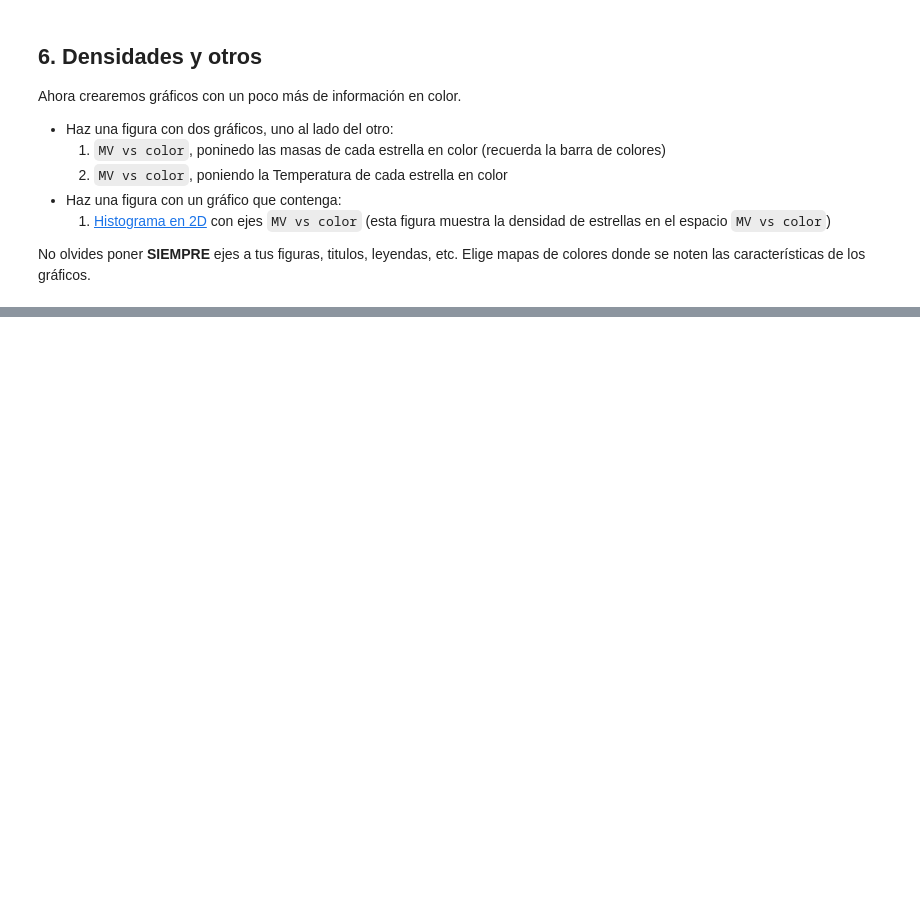
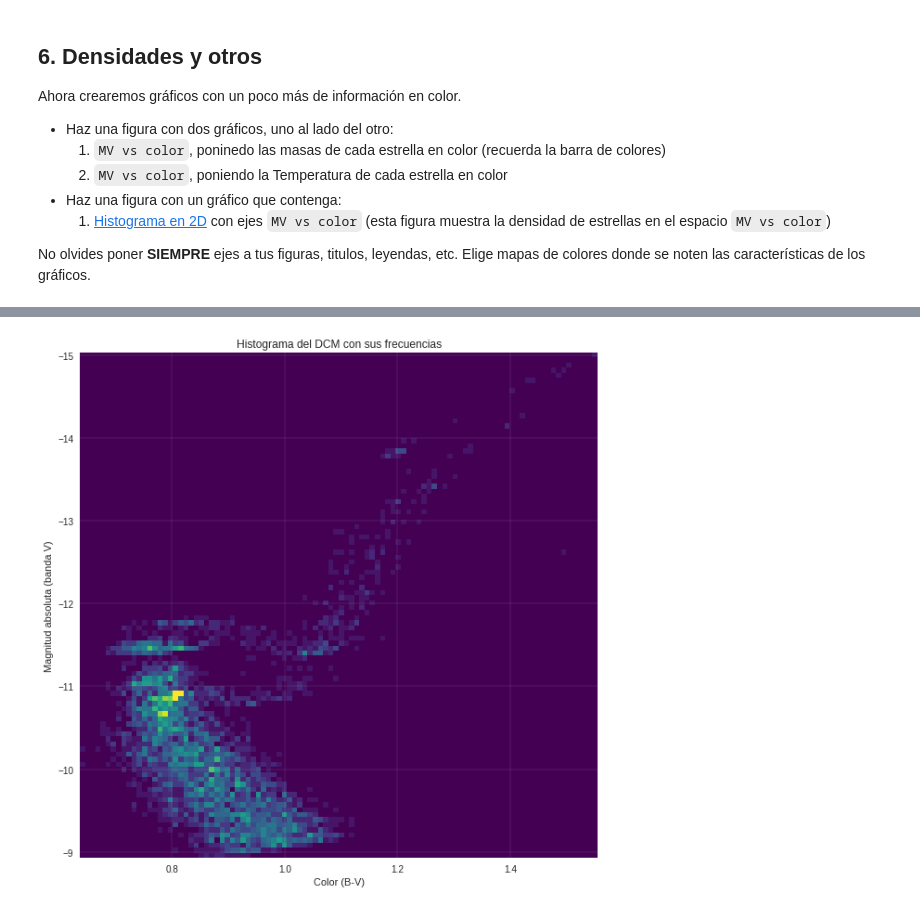
Before and after one commit to dvnielxy/minitarea2, a Jupyter notebook: minitarea2.ipynb, the cells around one changed output, grey strips where cells are left out. Saved outputs shown, nothing was run; the diff lists cells and outputs as text; code cells hidden in the pictures; blank space fills up the shorter version.

```diff
--- a/minitarea2.ipynb
+++ b/minitarea2.ipynb
@@ -184,0 +229,14 @@ No olvides poner **SIEMPRE** ejes a tus figuras, titulos, leyendas, etc. Elige m
+# %%
+# plot cmd hist2D
+
+fig, ax = plt.subplots(figsize=(10,10))
+
+ax.hist2d(color, MV, bins=100, label='Frecuencia', cmap='viridis')
+
+ax.invert_yaxis()
+ax.set_title('Histograma del DCM con sus frecuencias')
+ax.set_xlabel('Color (B-V)')
+ax.set_ylabel('Magnitud absoluta (banda V)')
+ax.grid(linewidth=0.1, color='white')
+# %% [output]
+[figure, added]
```
Also changed, not shown: parts of 9 cells of this notebook.
